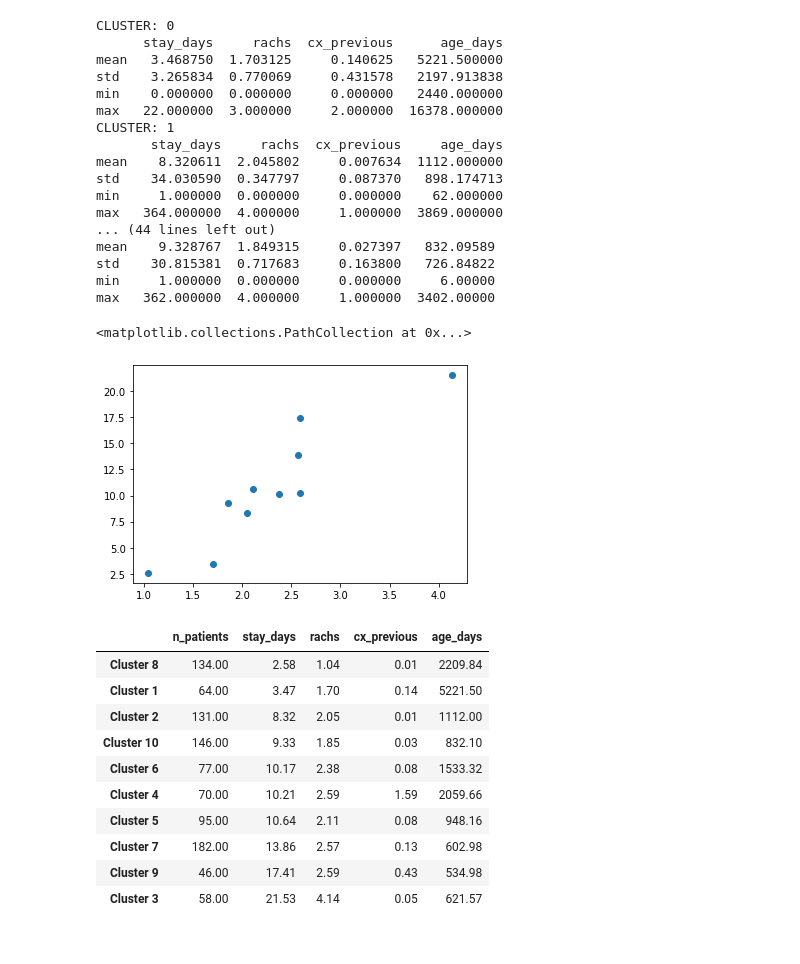
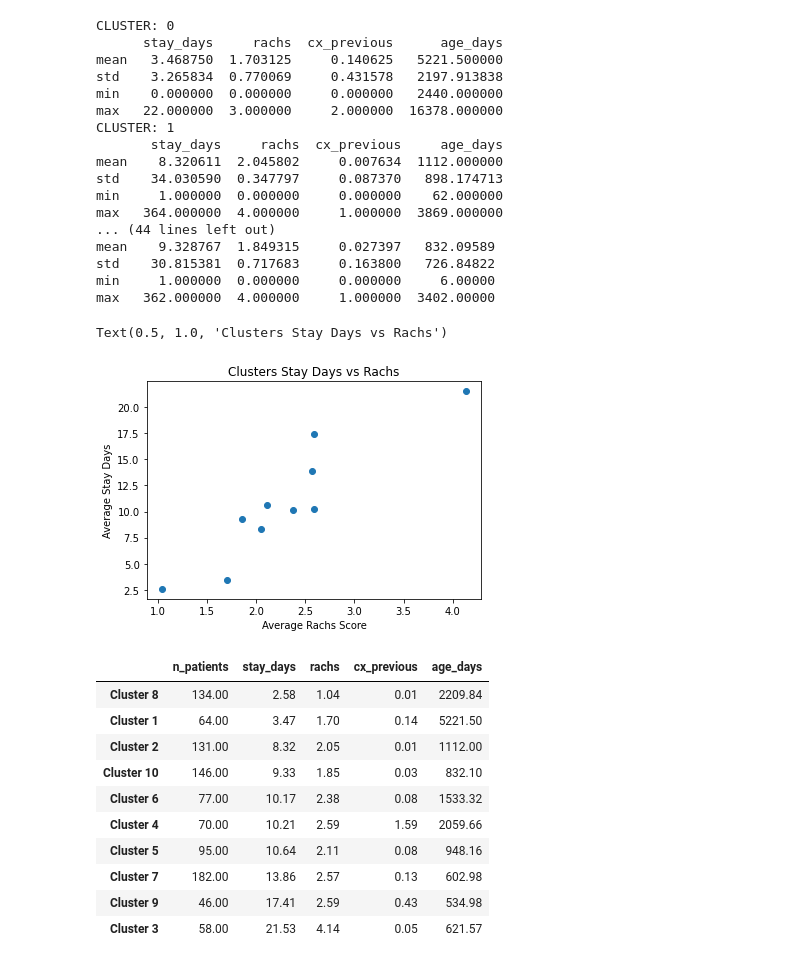
Before and after one commit to DanielaSotoSainz/final_project, a Jupyter notebook: machine_learning/ml_clusters_stay_days.ipynb, the cells around one changed output. Drawn from its saved outputs; the diff is of its cells as text; code cells hidden in the pictures.

Commit message:
Added comments to ML clusters and added Google Coordinates notebook

```diff
--- a/machine_learning/ml_clusters_stay_days.ipynb
+++ b/machine_learning/ml_clusters_stay_days.ipynb
@@ -247,11 +342,15 @@ mean    9.328767  1.849315     0.027397   832.09589
 std    30.815381  0.717683     0.163800   726.84822
 min     1.000000  0.000000     0.000000     6.00000
 max   362.000000  4.000000     1.000000  3402.00000
-# %%
-plt.scatter(cluster_mean_df['rachs'], cluster_mean_df['stay_days'])
-# %% [output]
-<matplotlib.collections.PathCollection at 0x...>
-[figure, removed]
+# %%
+# Visualize stay days and rachs by cluster
+plt.scatter(cluster_mean_df['rachs'], cluster_mean_df['stay_days'])
+plt.xlabel("Average Rachs Score")
+plt.ylabel("Average Stay Days")
+plt.title("Clusters Stay Days vs Rachs")
+# %% [output]
+Text(0.5, 1.0, 'Clusters Stay Days vs Rachs')
+[figure, added]
 # %%
 # Format Results so they look better (They become strings)
 cluster_mean_df.applymap(lambda x: f"{x:.2f}")
```
Also changed, not shown: parts of 18 cells of this notebook, 2 other files.
